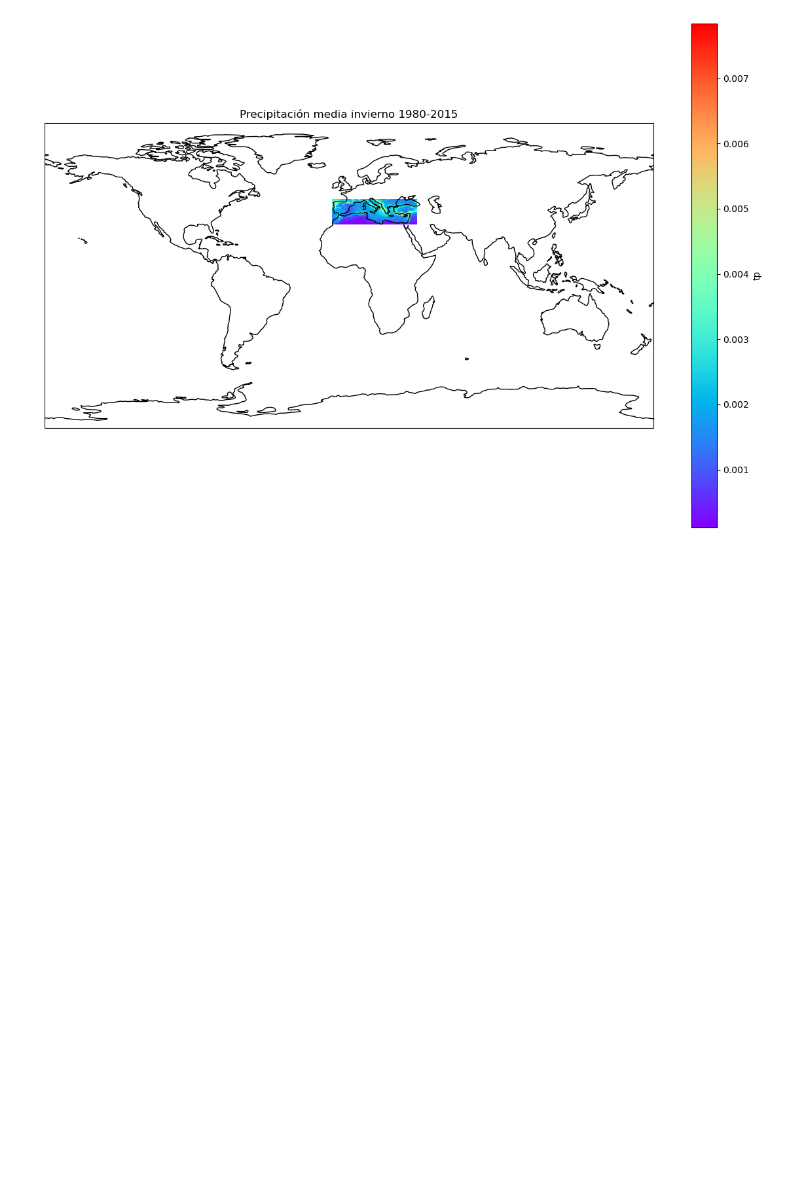
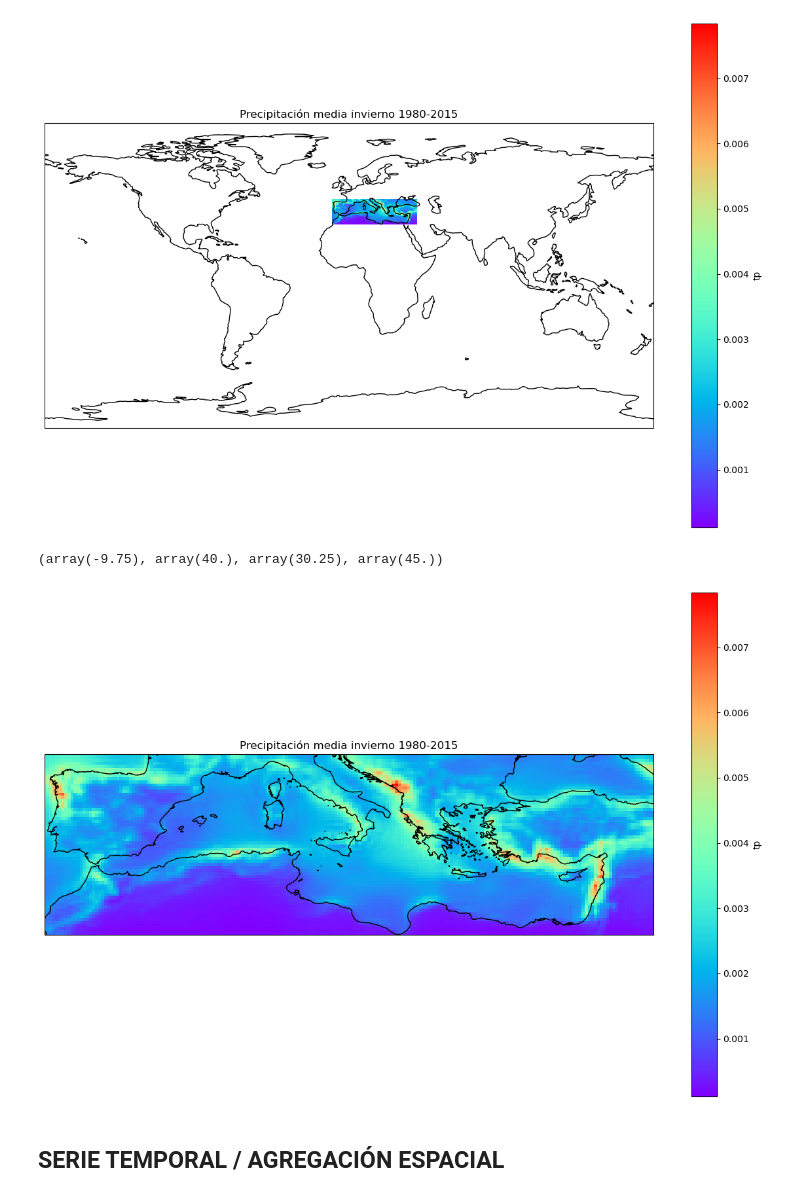
Before and after one commit to rubeenalonso/Practicas-Predictia, a Jupyter notebook: PrimerosPasos/Tarea_pr.ipynb, the cells around one changed output. Cells and saved outputs as stored; diff of their text form; code cells hidden in the pictures; blank space fills up the shorter version.

Commit message:
serie temporal

```diff
--- a/PrimerosPasos/Tarea_pr.ipynb
+++ b/PrimerosPasos/Tarea_pr.ipynb
@@ -54,3 +54,27 @@ plt.title('Precipitación media invierno 1980-2015')
 plt.gcf().set_size_inches(15, 10)
 # %% [output]
 [figure]
+# %%
+# Se cambian los valores de longitud de 0-360 a -180-180
+region_masked["longitude"] = (region_masked["longitude"] + 180) % 360 - 180
+# %%
+# Se buscan los valores (no NaN) de latitud y longitud mínimos y máximos para fijar los límites del mapa
+lon_min = region_masked["longitude"].where(~region_masked.isnull()).min().values
+lon_max = region_masked["longitude"].where(~region_masked.isnull()).max().values
+lat_min = region_masked["latitude"].where(~region_masked.isnull()).min().values
+lat_max = region_masked["latitude"].where(~region_masked.isnull()).max().values
+
+lon_min, lon_max, lat_min, lat_max
+# %% [output]
+(array(-9.75), array(40.), array(30.25), array(45.))
+# %%
+ax = plt.axes(projection=ccrs.PlateCarree())
+ax.set_extent([lon_min, lon_max, lat_min, lat_max], crs=ccrs.PlateCarree())
+mean_pr.plot.pcolormesh(ax=ax , cmap='rainbow')
+ax.coastlines()
+plt.title('Precipitación media invierno 1980-2015')
+plt.gcf().set_size_inches(15, 10)
+# %% [output]
+[figure, added]
+# %% [markdown]
+## SERIE TEMPORAL / AGREGACIÓN ESPACIAL
```
Also changed, not shown: parts of 6 cells of this notebook.
